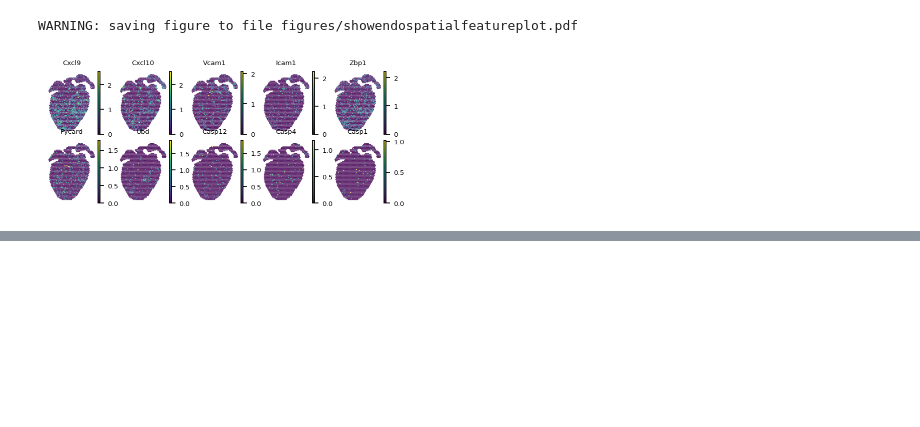
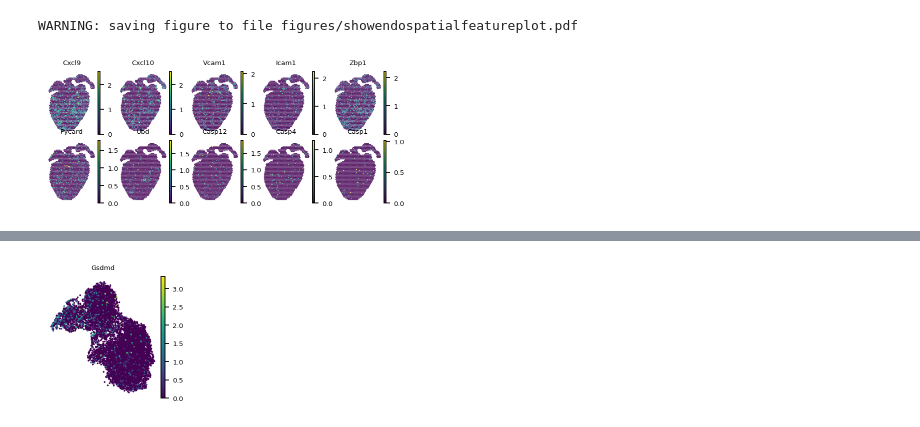
Before and after one commit to madhavmantri/reovirus_induced_myocarditis, a Jupyter notebook: notebooks/heart_scRNAseq_endothelial_cells.ipynb, the cells around one changed output, grey strips where cells are left out. Drawn from its saved outputs; the diff is of its cells as text; code cells hidden in the pictures; blank space fills up the shorter version.

```diff
--- a/notebooks/heart_scRNAseq_endothelial_cells.ipynb
+++ b/notebooks/heart_scRNAseq_endothelial_cells.ipynb
@@ -467,0 +474,4 @@ WARNING: saving figure to file figures/showendospatialfeatureplot.pdf
+# %%
+sc.pl.umap(endothelial_only, color = ["Gsdmd"], size=10, cmap="viridis", wspace = 0.15, hspace = 0.15, ncols=2, frameon=False, sort_order= False, add_outline=False)
+# %% [output]
+[figure, added]
```
Also changed, not shown: parts of 2 cells of this notebook, 2 other files.
